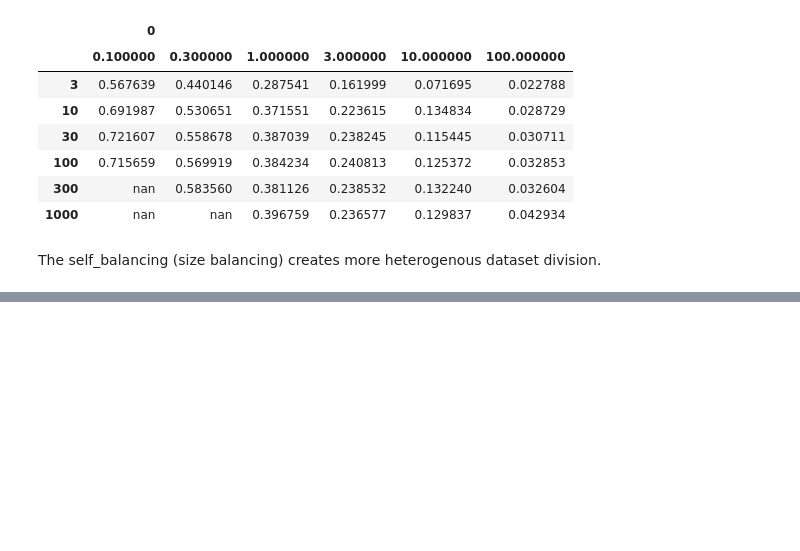
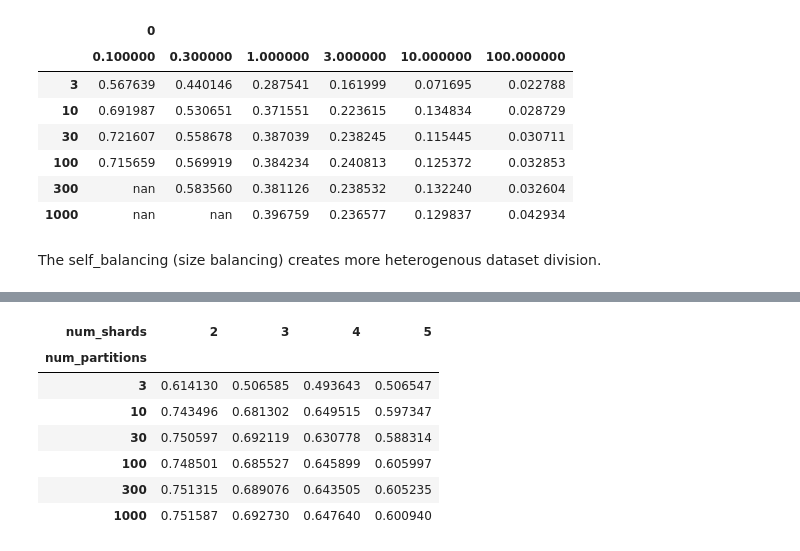
Before and after one commit to adam-narozniak/FL-heterogeneity, a Jupyter notebook: heterogeneity/notebooks/ExplorationHellinger.ipynb, the cells around one changed output, grey strips where cells are left out. Cells and saved outputs as stored; diff of their text form; code cells hidden in the pictures; blank space fills up the shorter version.

```diff
--- a/heterogeneity/notebooks/ExplorationHellinger.ipynb
+++ b/heterogeneity/notebooks/ExplorationHellinger.ipynb
@@ -229,0 +294,14 @@ The self_balancing (size balancing) creates more heterogenous dataset division.
+# %%
+shard_emd_results = pd.Series(parameters_to_shard_cifar_fds_metric).unstack(level=1)
+shard_emd_results.index.name = "num_partitions"
+shard_emd_results.columns.name = "num_shards"
+shard_emd_results.style.background_gradient(axis=None)
+# %% [output]
+| num_shards | 2 | 3 | 4 | 5 |
+| num_partitions |  |  |  |  |
+| 3 | 0.614130 | 0.506585 | 0.493643 | 0.506547 |
+| 10 | 0.743496 | 0.681302 | 0.649515 | 0.597347 |
+| 30 | 0.750597 | 0.692119 | 0.630778 | 0.588314 |
+| 100 | 0.748501 | 0.685527 | 0.645899 | 0.605997 |
+| 300 | 0.751315 | 0.689076 | 0.643505 | 0.605235 |
+| 1000 | 0.751587 | 0.692730 | 0.647640 | 0.600940 |
```
Also changed, not shown: parts of 15 cells of this notebook.
